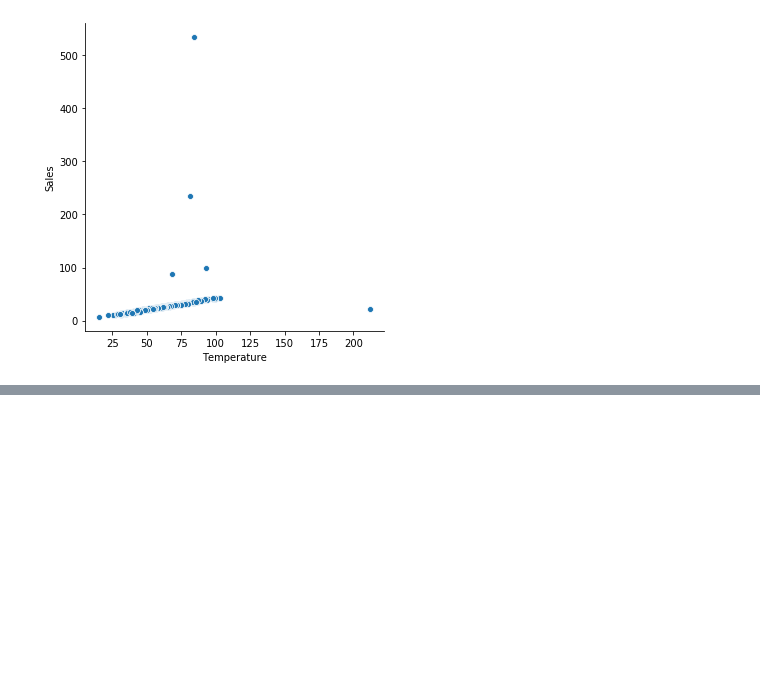
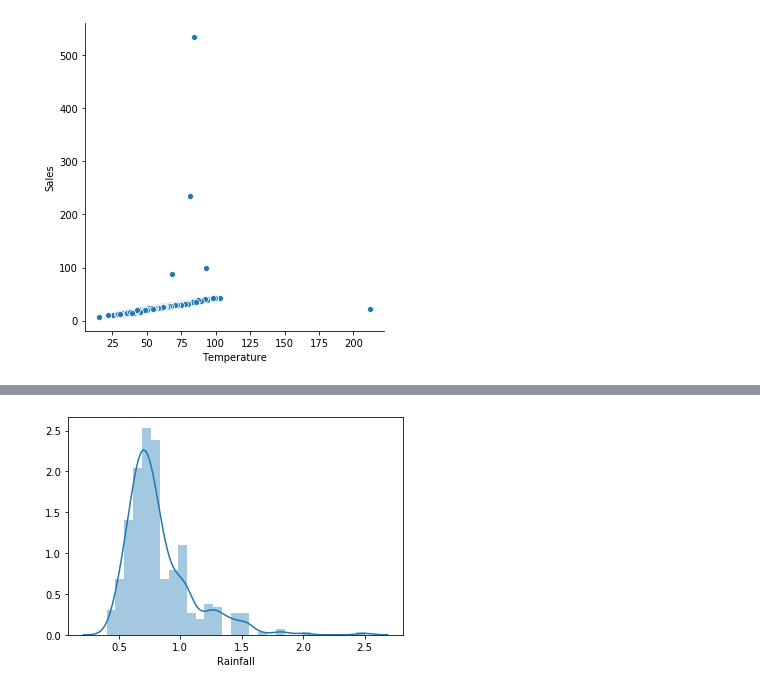
Before and after one commit to Mattsantos541/ds-methodologies-exercises, a Jupyter notebook: anomaly_detection/continuous_probabilistic_methods.ipynb, the cells around one changed output, grey strips where cells are left out. Cells and saved outputs as stored; diff of their text form; code cells hidden in the pictures; blank space fills up the shorter version.

```diff
--- a/anomaly_detection/continuous_probabilistic_methods.ipynb
+++ b/anomaly_detection/continuous_probabilistic_methods.ipynb
@@ -70,0 +119,5 @@ Name: Sales, dtype: int64
+# %%
+x1=df['Rainfall']
+ax1=sns.distplot(x1)
+# %% [output]
+[figure, added]
```
Also changed, not shown: parts of 23 cells of this notebook, 1 other file.
